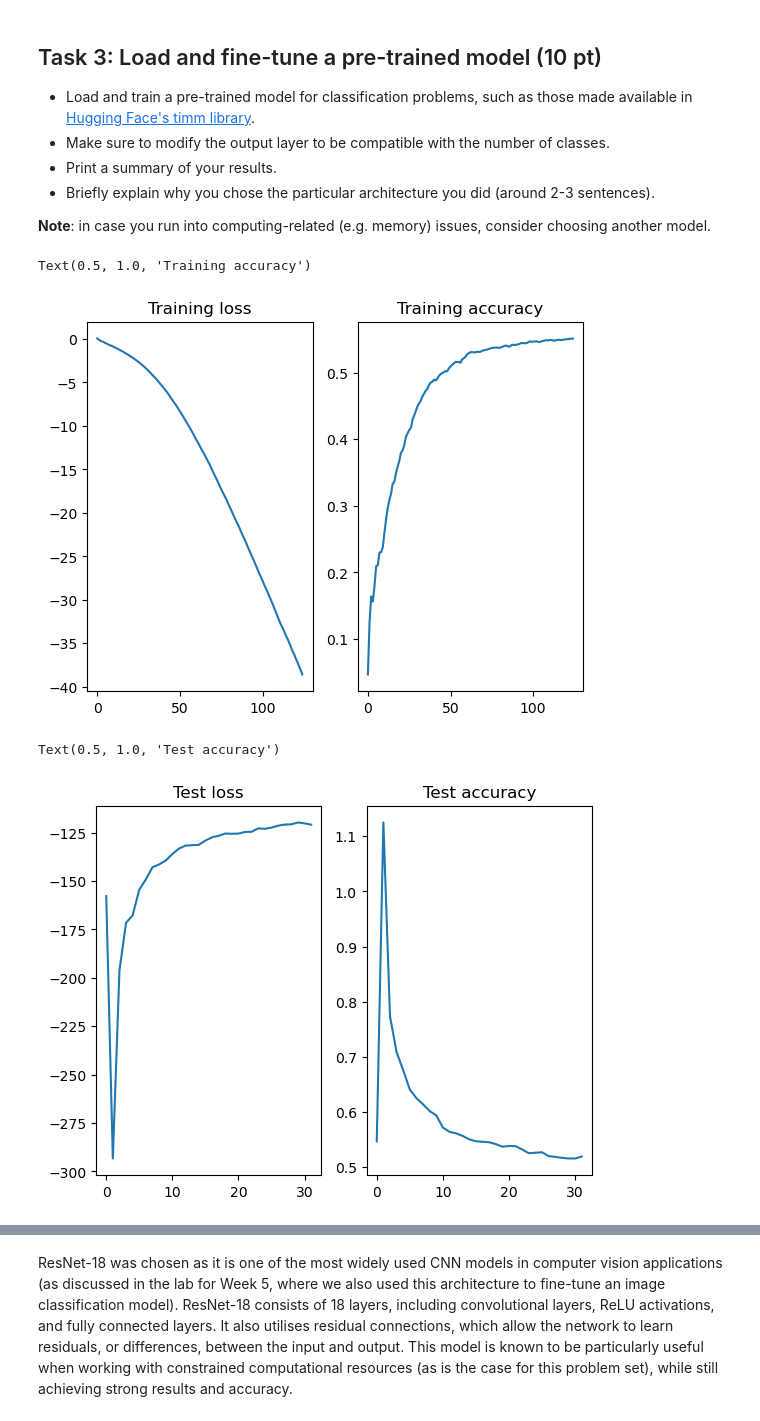
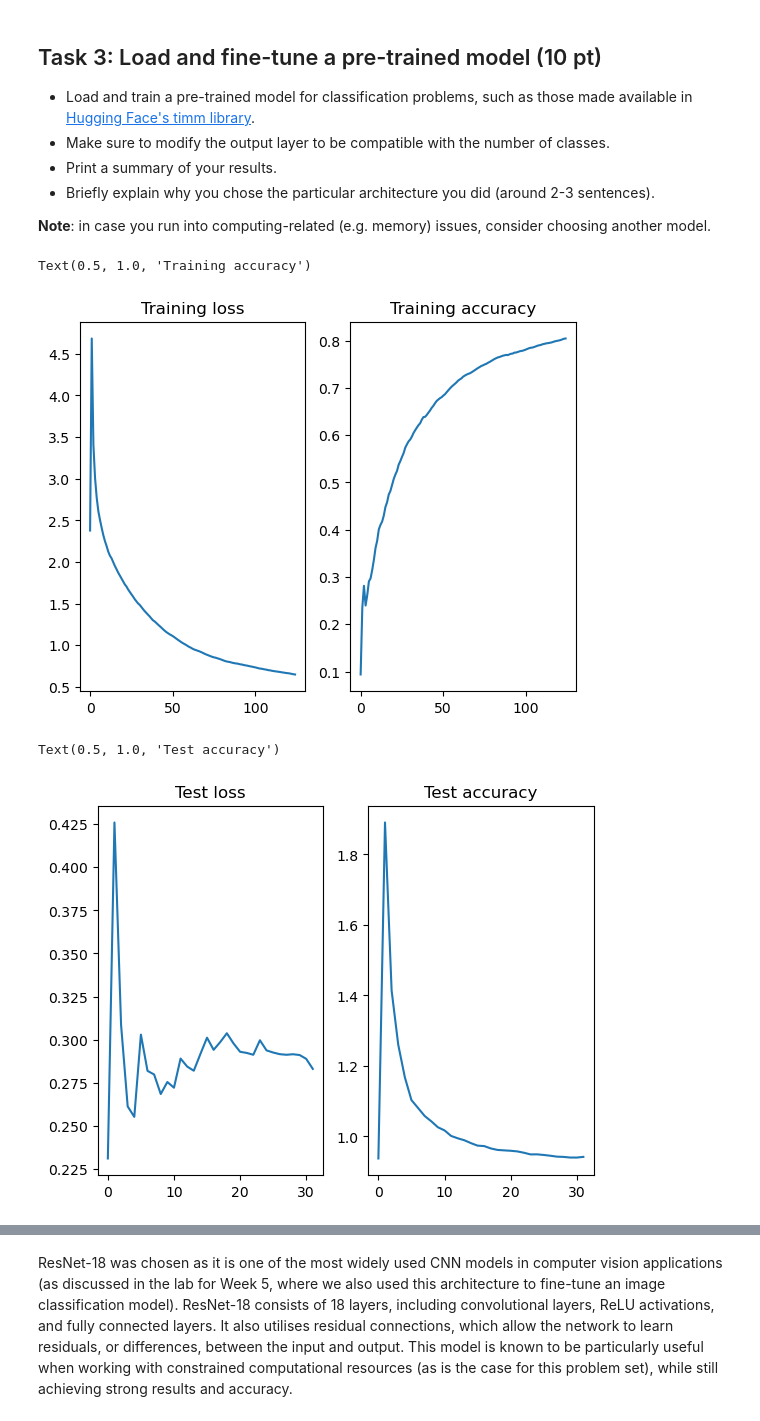
Before and after one commit to hertie-data-science-lab/assignment-2-ps-2-b, a Jupyter notebook: main.ipynb, the cells around one changed output, grey strips where cells are left out. Drawn from its saved outputs; the diff is of its cells as text; code cells hidden in the pictures.

```diff
--- a/main.ipynb
+++ b/main.ipynb
@@ -329,7 +326,7 @@ import matplotlib.pyplot as plt
 
 cfg = {
     'batch_size': 64,
-    'criterion': 'NLLLoss', #changed from 'CrossEntropyLoss to 'NLLLoss' due to applying a softmax in the last layer of your model
+    'criterion': 'CrossEntropyLoss', #change to 'nn.NLLLoss' if you are applying a softmax in the last layer of your model
     'epochs': 1,
     'learning_rate': 0.001,
     'optimizer':'Adam',
@@ -472,23 +527,23 @@ loaded_model.fc = nn.Linear(loaded_model.fc.in_features, num_classes)
 loaded_trainer = Trainer(loaded_model, cfg)
 # %%
 #train your model, plot accuracy and loss by iteration (one iteration=one batch)
-train_loss, train_acc = loaded_trainer.train(train_data)
+train_loss_2, train_acc_2 = loaded_trainer.train(train_data)
 fig, (ax0, ax1) = plt.subplots(1,2)
-ax0.plot(range(len(train_loss)), train_loss)
-ax1.plot(range(len(train_acc)), train_acc)
+ax0.plot(range(len(train_loss_2)), train_loss_2)
+ax1.plot(range(len(train_acc_2)), train_acc_2)
 ax0.set_title('Training loss')
 ax1.set_title('Training accuracy')
 # %% [output]
 Text(0.5, 1.0, 'Training accuracy')
-[figure, old version]
+[figure, new version]
 # %%
 #TODO: test your model, plot accuracy and loss by iteration (one iteration=one batch)
-test_loss, test_acc = loaded_trainer.test(test_data)
+test_loss_2, test_acc_2 = loaded_trainer.test(test_data)
 fig, (ax0, ax1) = plt.subplots(1,2)
-ax0.plot(range(len(test_loss)), test_loss)
-ax1.plot(range(len(test_acc)), test_acc)
+ax0.plot(range(len(test_loss_2)), test_loss_2)
+ax1.plot(range(len(test_acc_2)), test_acc_2)
 ax0.set_title('Test loss')
 ax1.set_title('Test accuracy')
 # %% [output]
 Text(0.5, 1.0, 'Test accuracy')
-[figure, old version]
+[figure, new version]
```
Also changed, not shown: parts of 11 cells of this notebook.
